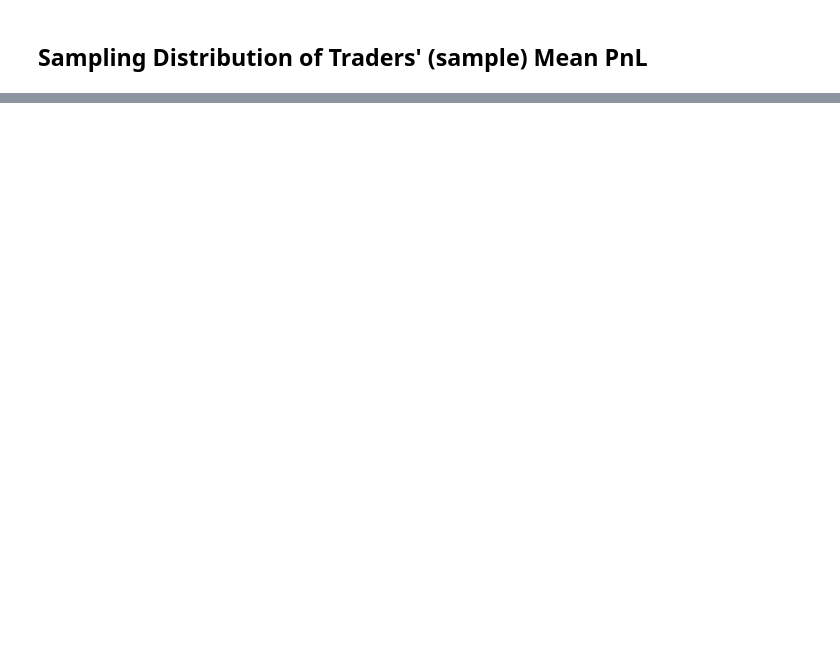
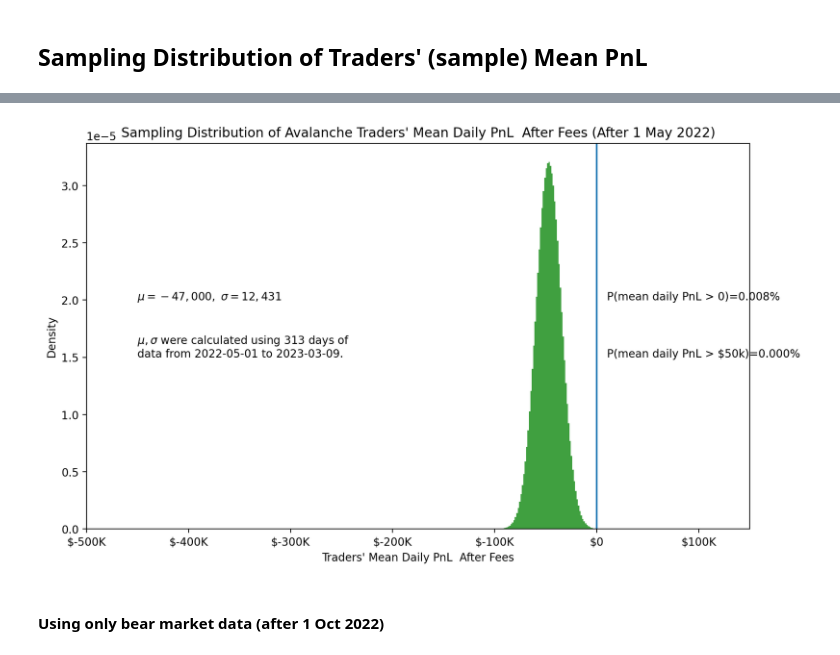
Before and after one commit to coindataschool/GMX, a Jupyter notebook: notebook/Avalanche/glp_tail_risk.ipynb, the cells around one changed output, grey strips where cells are left out. Cells and saved outputs as stored; diff of their text form; code cells hidden in the pictures; blank space fills up the shorter version.

```diff
--- a/notebook/Avalanche/glp_tail_risk.ipynb
+++ b/notebook/Avalanche/glp_tail_risk.ipynb
@@ -184,0 +201,13 @@ run_sampling_dist_traders_pnl('trader_pnl_after_fees', xlim_lwr = -500_000, xlim
+# %%
+run_sampling_dist_traders_pnl(
+    subdf, 'trader_pnl_after_fees',
+    text_lab1_y1pos = 2e-5,
+    text_lab1_y2pos = 1.5e-5,
+    text_lab2_y1pos = 2e-5,
+    text_lab2_y2pos = 1.5e-5,
+    xlim_lwr = -500_000, xlim_upr = 150_000,
+    data_period = 'after_1_may_2022')
+# %% [output]
+[figure, added]
+# %% [markdown]
+#### Using only bear market data (after 1 Oct 2022)
```
Also changed, not shown: parts of 22 cells of this notebook, 15 other files.
